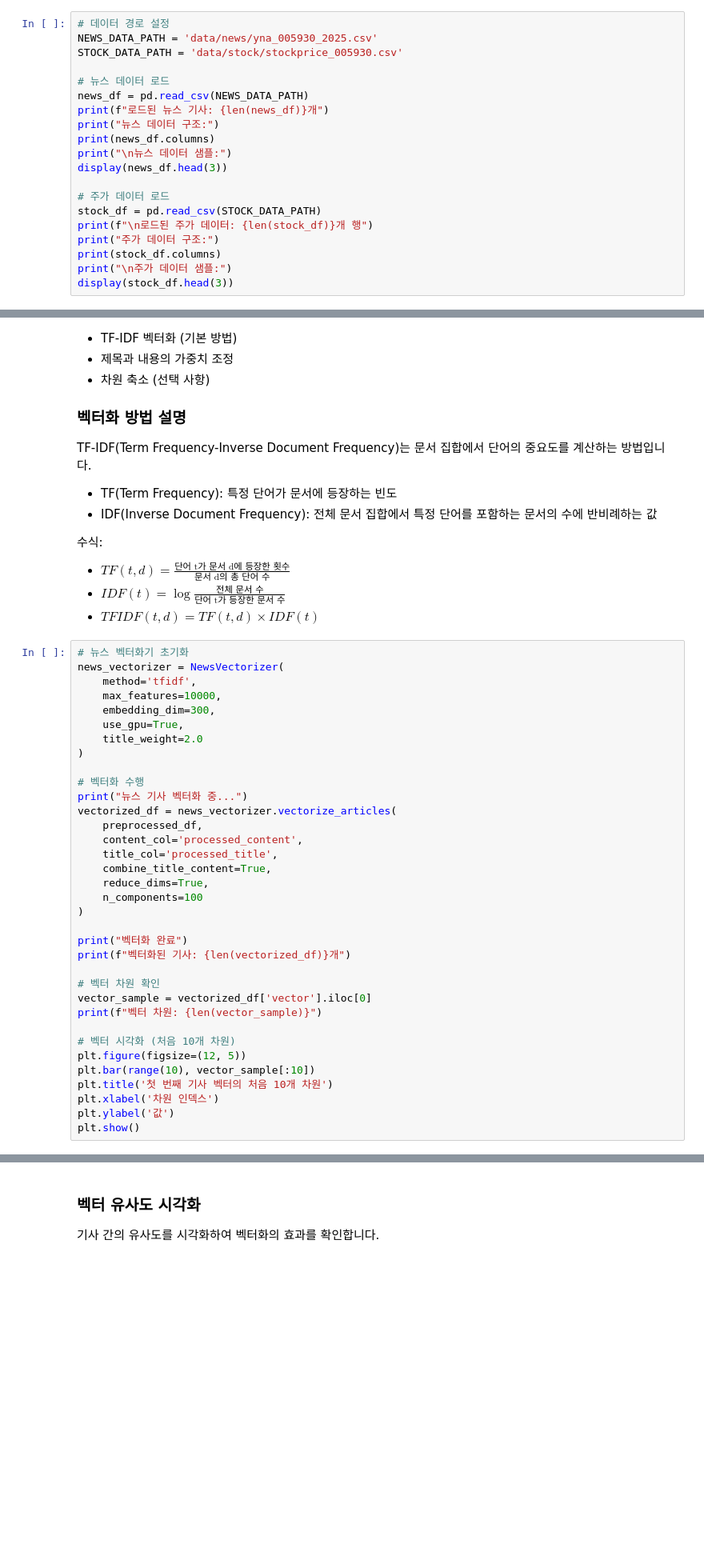
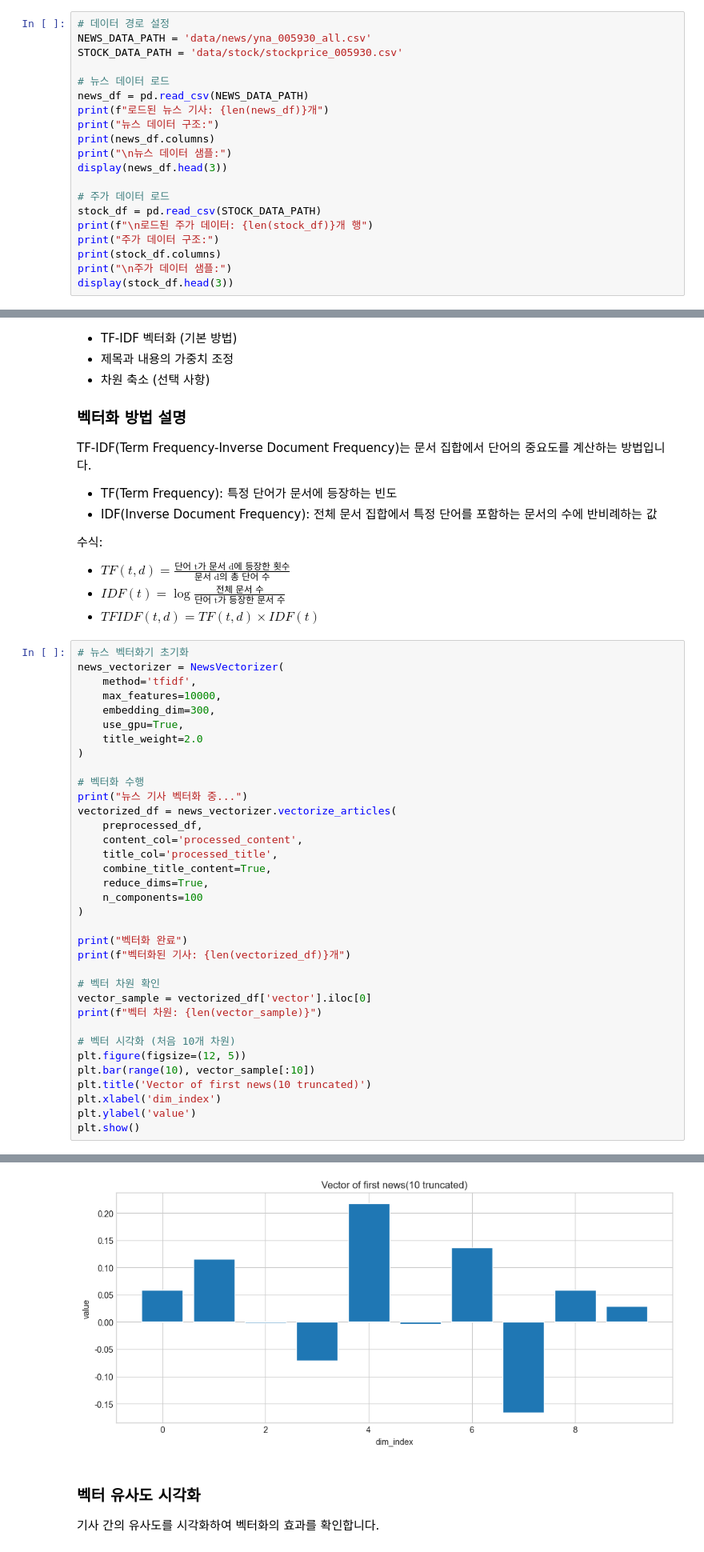
Before and after one commit to Kororu-lab/CLEAR, a Jupyter notebook: CLEAR_demo.ipynb, the cells around one changed output, grey strips where cells are left out. Shown at 80% size. Drawn from its saved outputs; the diff is of its cells as text; blank space fills up the shorter version.

```diff
--- a/CLEAR_demo.ipynb
+++ b/CLEAR_demo.ipynb
@@ -58,7 +58,7 @@ from src.evaluation import CLEAREvaluator
 제공된 뉴스 및 주가 데이터를 로드합니다.
 # %%
 # 데이터 경로 설정
-NEWS_DATA_PATH = 'data/news/yna_005930_2025.csv'
+NEWS_DATA_PATH = 'data/news/yna_005930_all.csv'
 STOCK_DATA_PATH = 'data/stock/stockprice_005930.csv'
 
 # 뉴스 데이터 로드
@@ -228,7 +299,8 @@ print(f"벡터 차원: {len(vector_sample)}")
 # 벡터 시각화 (처음 10개 차원)
 plt.figure(figsize=(12, 5))
 plt.bar(range(10), vector_sample[:10])
-plt.title('첫 번째 기사 벡터의 처음 10개 차원')
-plt.xlabel('차원 인덱스')
-plt.ylabel('값')
+plt.title('Vector of first news(10 truncated)')
+plt.xlabel('dim_index')
+plt.ylabel('value')
 plt.show()
+# %% [output]
@@ -235,3 +325,4 @@ plt.show()
+[figure, added]
 # %% [markdown]
 ### 벡터 유사도 시각화
 
```
Also changed, not shown: parts of 15 cells of this notebook, 1 other file.
